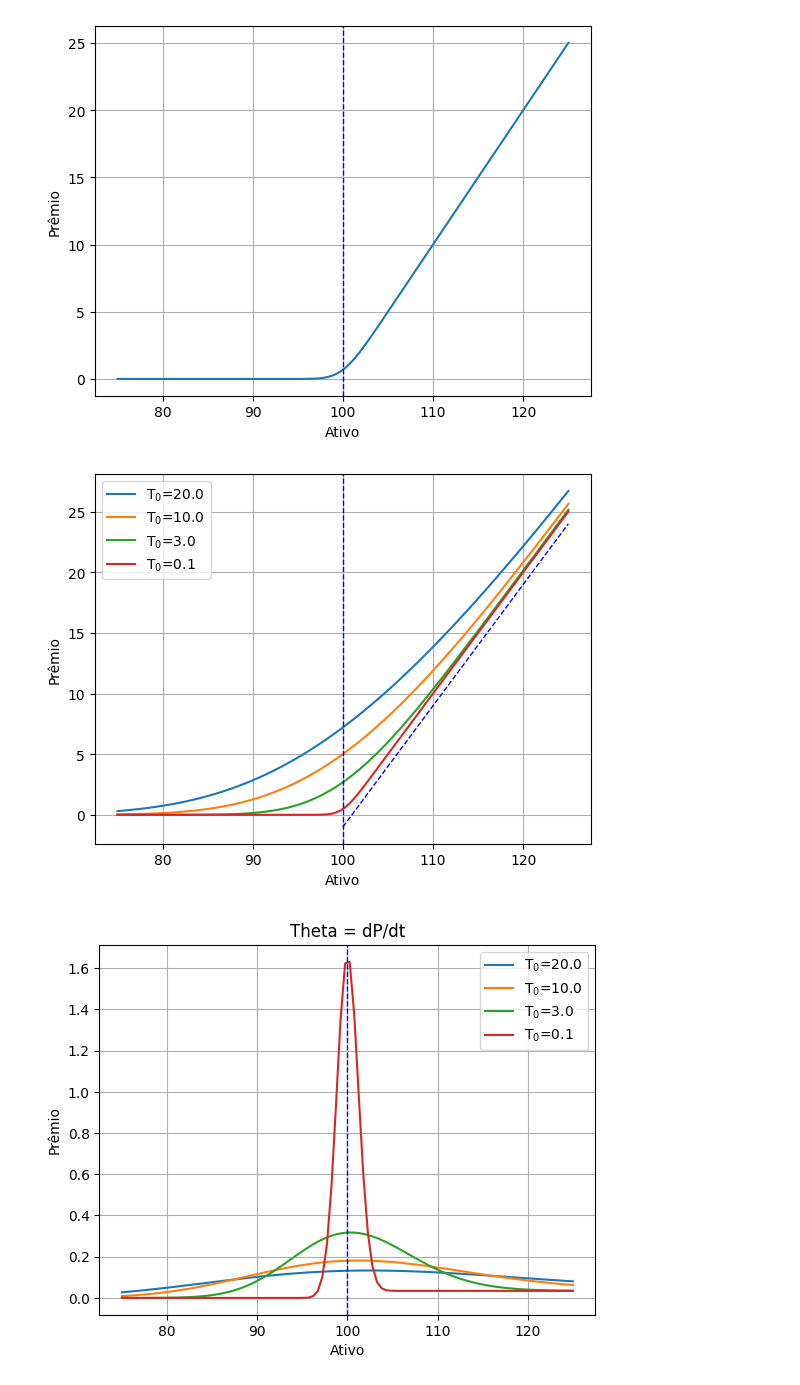
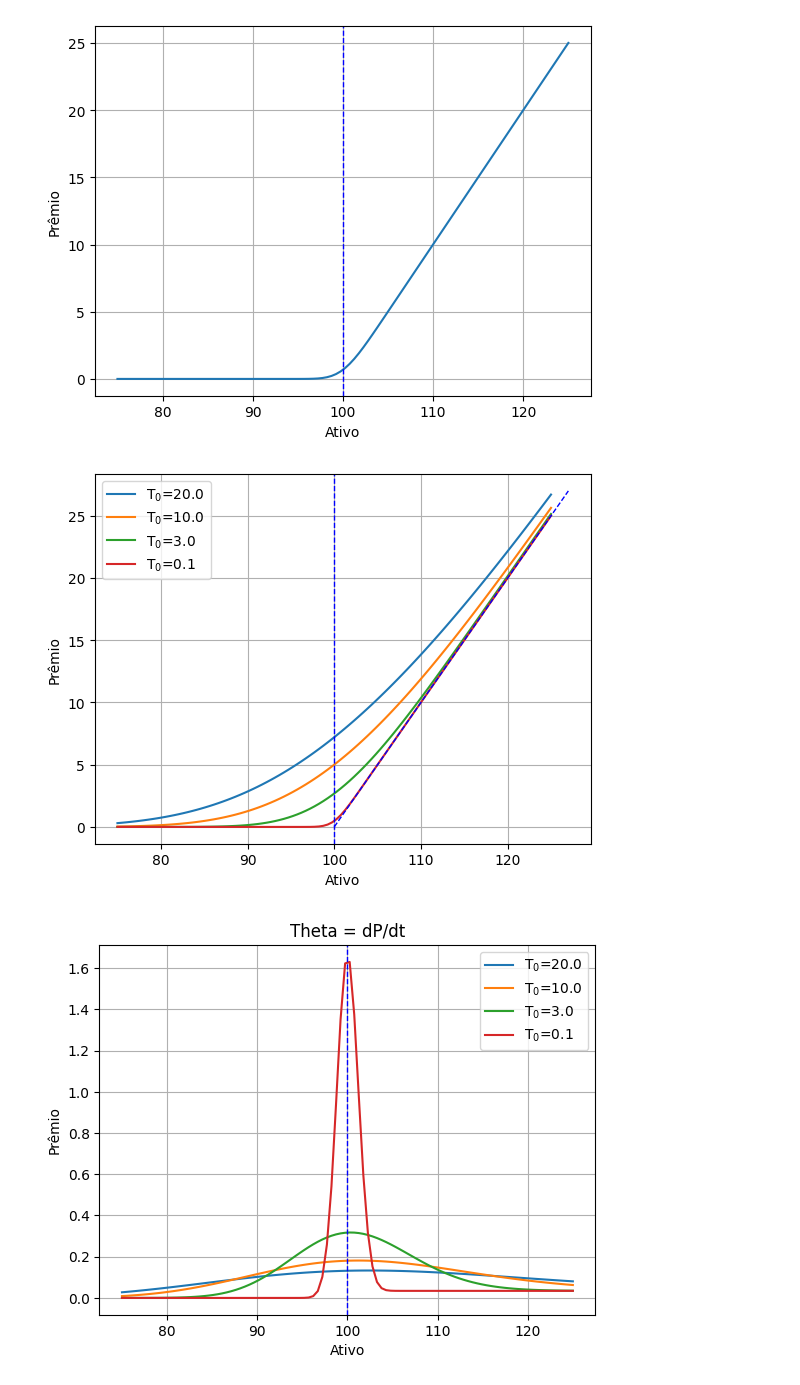
Before and after one commit to facklen/python_para_investimentos, a Jupyter notebook: Estudo_BS.ipynb, the cells around one changed output. Cells and saved outputs as stored; diff of their text form; code cells hidden in the pictures.

```diff
--- a/Estudo_BS.ipynb
+++ b/Estudo_BS.ipynb
@@ -106,18 +106,18 @@ plt.show()
 # %%
 # Solução de BS para diferentes prazos
 for Ti in [20/252,10/252,3.0/252,0.1/252]:
   y = BlackScholes(r, S, K, Ti, sigma, type)
   plt.plot(S,y,label=r'T$_0$='+str(Ti*252))
 
 plt.axvline(x=K,ymin=0,ymax=10.0, color='b', linestyle='dashed',linewidth=1)
-plt.plot([100,125],[-1,24], color='b', linestyle='dashed',linewidth=1)
+plt.plot([100,127],[0,27], color='b', linestyle='dashed',linewidth=1)
 plt.grid()
 plt.legend()
 plt.xlabel('Ativo')
 plt.ylabel('Prêmio')
 plt.show()
 # %% [output]
-[figure, old version]
+[figure, new version]
 # %%
 # Solução de BS para diferentes prazos
 for Ti in [20/252,10/252,3.0/252,0.1/252]:
```
Also changed, not shown: parts of 1 cell of this notebook.
